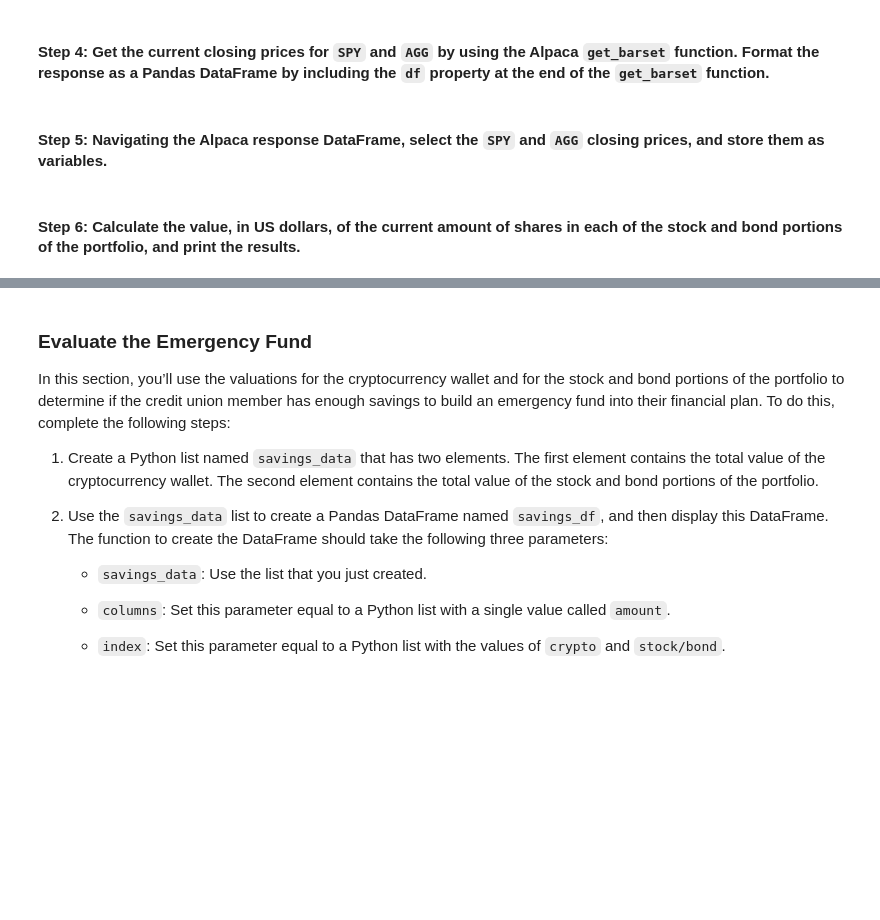
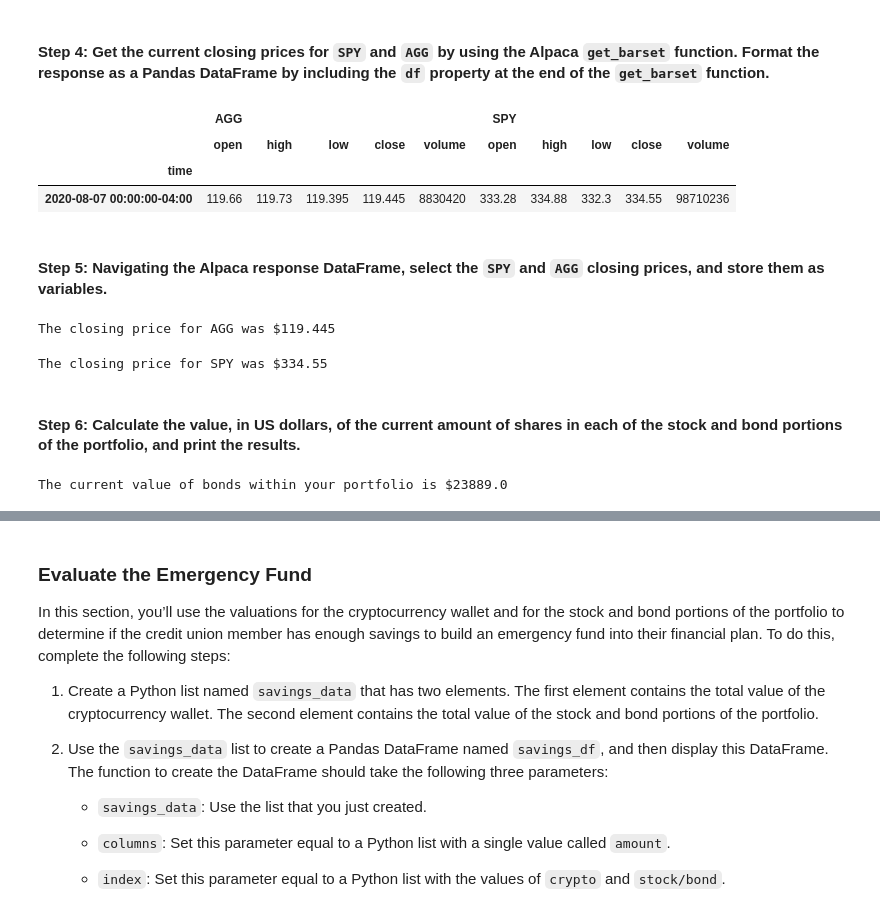
Before and after one commit to briggslalor/Challenge_5, a Jupyter notebook: financial_planning_tools.ipynb, the cells around one changed output, grey strips where cells are left out. Saved outputs shown, nothing was run; the diff lists cells and outputs as text; code cells hidden in the pictures; blank space fills up the shorter version.

Commit message:
Commit containing the completed evaluation of stocks and bonds within the portfolio

```diff
--- a/financial_planning_tools.ipynb
+++ b/financial_planning_tools.ipynb
@@ -187,11 +187,12 @@ agg_shares = 200
 #### Step 2: Set the variables for the Alpaca API and secret keys. Using the Alpaca SDK, create the Alpaca `tradeapi.REST` object. In this object, include the parameters for the Alpaca API key, the secret key, and the version number.
 # %%
 # Set the variables for the Alpaca API and secret keys
-# YOUR CODE HERE
-# YOUR CODE HERE
+alpaca_api_key = os.getenv('ALPACA_API_KEY')
+alpaca_secret_key = os.getenv('ALPACA_SECRET_KEY')
+
 
 # Create the Alpaca tradeapi.REST object
-# YOUR CODE HERE
+alpaca = tradeapi.REST(alpaca_api_key, alpaca_secret_key, api_version='v2')
 # %% [markdown]
 #### Step 3: Set the following parameters for the Alpaca API call:
 
@@ -202,49 +203,60 @@ agg_shares = 200
 - `start_date` and `end_date`: Use the same date for these parameters, and format them with the date of the previous weekday (or `2020-08-07`). This is because you want the one closing price for the most-recent trading day.
 # %%
 # Set the tickers for both the bond and stock portion of the portfolio
-# YOUR CODE HERE
+tickers = ['SPY', 'AGG']
 
 # Set timeframe to 1D
-# YOUR CODE HERE
+timeframe = '1D'
 
 # Format current date as ISO format
 # Set both the start and end date at the date of your prior weekday
 # This will give you the closing price of the previous trading day
 # Alternatively you can use a start and end date of 2020-08-07
-# YOUR CODE HERE
-# YOUR CODE HERE
+start_date = pd.Timestamp('2020-08-07', tz = 'America/New_York').isoformat()
+end_date = pd.Timestamp('2020-08-07', tz = 'America/New_York').isoformat()
 # %% [markdown]
 #### Step 4: Get the current closing prices for `SPY` and `AGG` by using the Alpaca `get_barset` function. Format the response as a Pandas DataFrame by including the `df` property at the end of the `get_barset` function.
 # %%
 # Use the Alpaca get_barset function to get current closing prices the portfolio
 # Be sure to set the `df` property after the function to format the response object as a DataFrame
-# YOUR CODE HERE
+prices_df = alpaca.get_barset(tickers, timeframe, start = start_date, end = end_date).df
 
 # Review the first 5 rows of the Alpaca DataFrame
-# YOUR CODE HERE
+prices_df.head()
+# %% [output]
+|  | AGG |  |  |  |  | SPY |  |  |  |  |
+|  | open | high | low | close | volume | open | high | low | close | volume |
+| time |  |  |  |  |  |  |  |  |  |  |
+| 2020-08-07 00:00:00-04:00 | 119.66 | 119.73 | 119.395 | 119.445 | 8830420 | 333.28 | 334.88 | 332.3 | 334.55 | 98710236 |
 # %% [markdown]
 #### Step 5: Navigating the Alpaca response DataFrame, select the `SPY` and `AGG` closing prices, and store them as variables.
 # %%
 # Access the closing price for AGG from the Alpaca DataFrame
 # Converting the value to a floating point number
-agg_close_price = # YOUR CODE HERE
+agg_close_price = float(prices_df['AGG']['close'])
 
 # Print the AGG closing price
-# YOUR CODE HERE
+print(f'The closing price for AGG was ${agg_close_price}')
+# %% [output]
+The closing price for AGG was $119.445
 # %%
 # Access the closing price for SPY from the Alpaca DataFrame
 # Converting the value to a floating point number
-spy_close_price = # YOUR CODE HERE
+spy_close_price = float(prices_df['SPY']['close'])
 
 # Print the SPY closing price
-# YOUR CODE HERE
+print(f'The closing price for SPY was ${spy_close_price}')
+# %% [output]
+The closing price for SPY was $334.55
 # %% [markdown]
 #### Step 6: Calculate the value, in US dollars, of the current amount of shares in each of the stock and bond portions of the portfolio, and print the results.
 # %%
 # Calculate the current value of the bond portion of the portfolio
-agg_value = # YOUR CODE HERE
+agg_value = agg_shares * agg_close_price
 
 # Print the current value of the bond portfolio
-# YOUR CODE HERE
+print(f'The current value of bonds within your portfolio is ${agg_value}')
+# %% [output]
+The current value of bonds within your portfolio is $23889.0
 # %%
 # Calculate the current value of the stock portion of the portfolio
```
Also changed, not shown: parts of 10 cells of this notebook.
